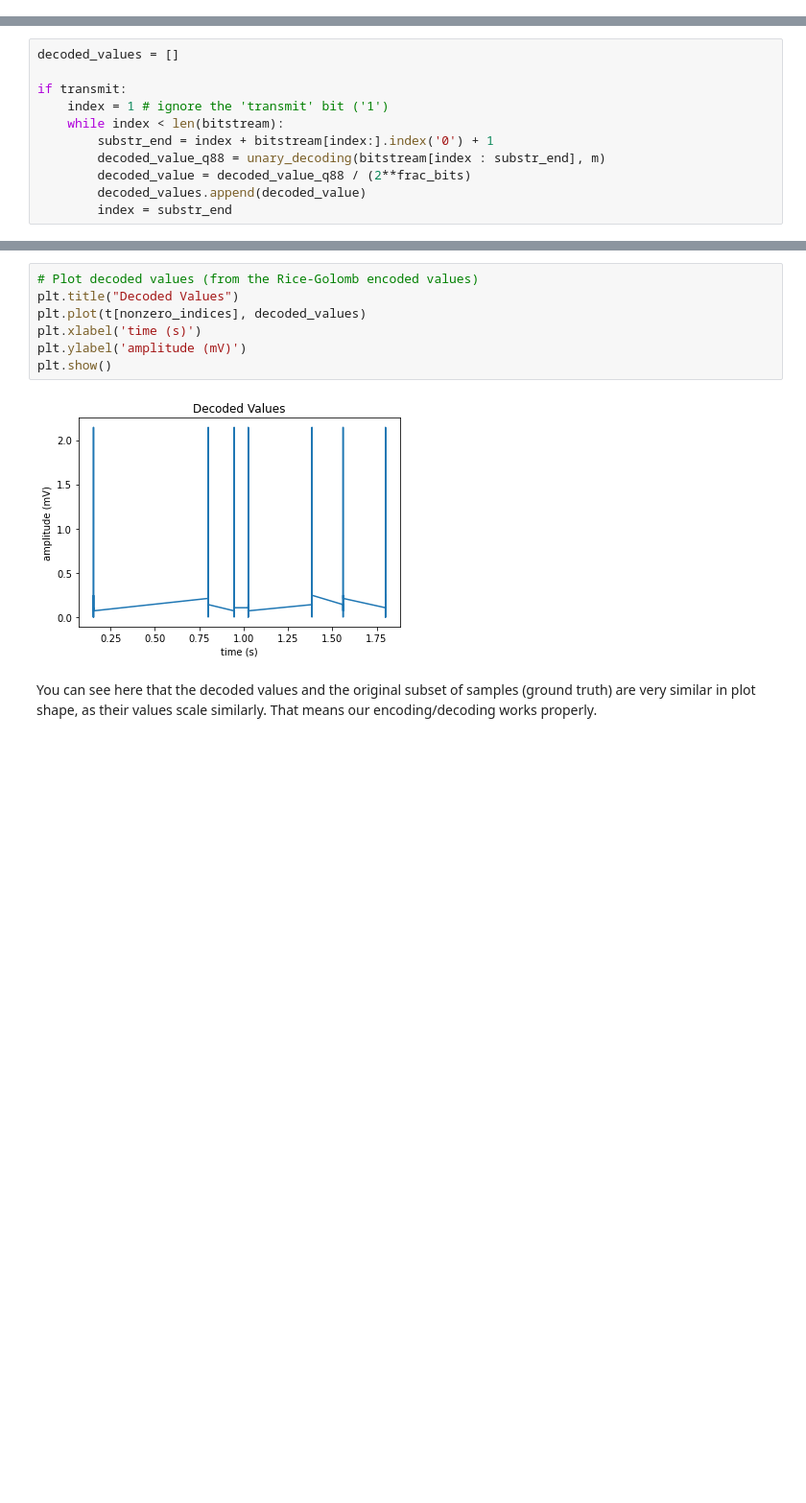
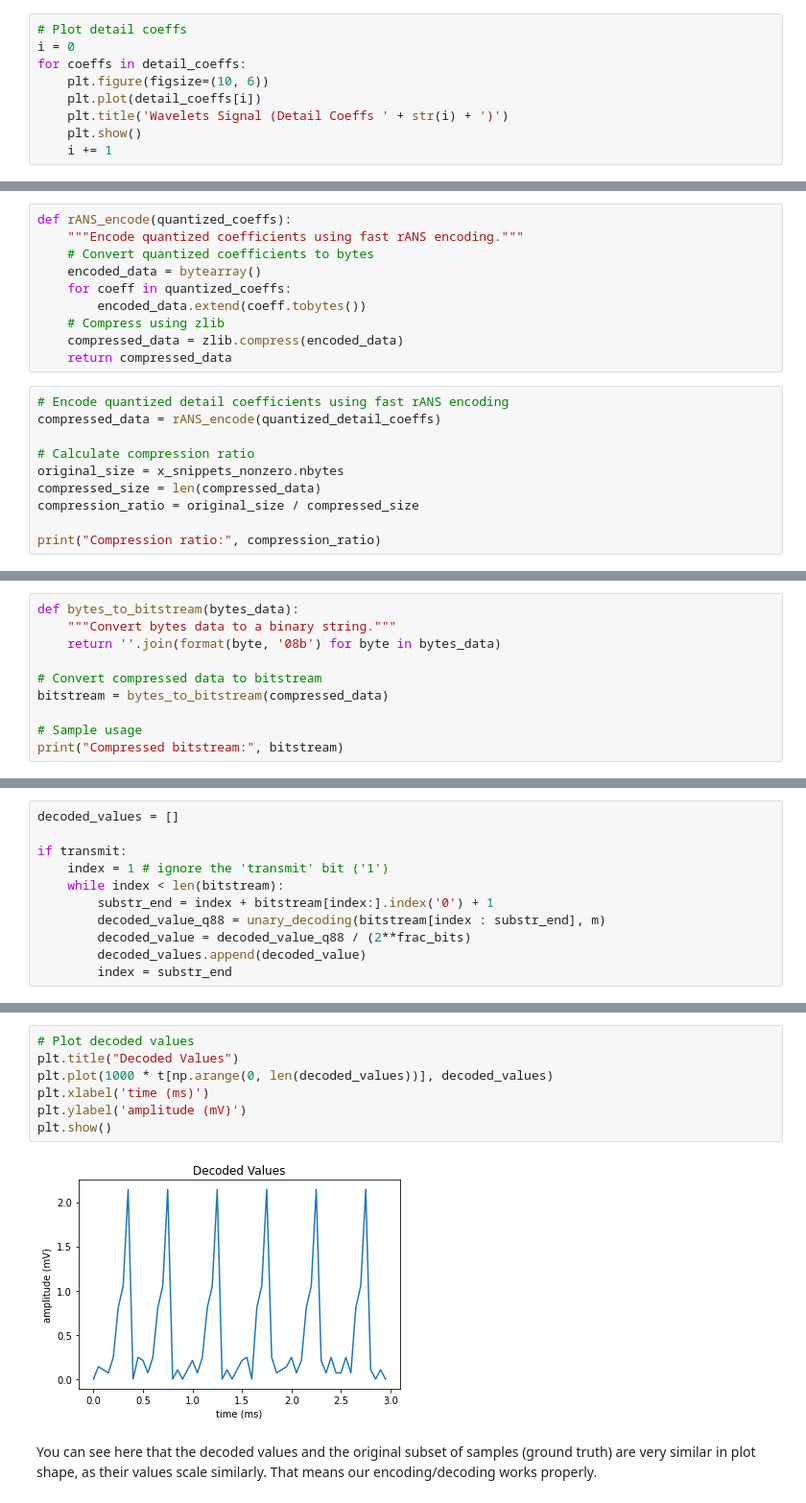
Before and after one commit to michaela10c/neural_signal_compression, a Jupyter notebook: Neural Signal Compression.ipynb, the cells around one changed output, grey strips where cells are left out. Shown at 96% size. Cells and saved outputs as stored; diff of their text form; blank space fills up the shorter version.

Commit message:
Lossy compression needs check (esp. decoding)

```diff
--- a/Neural Signal Compression.ipynb
+++ b/Neural Signal Compression.ipynb
@@ -386,0 +416,9 @@ coeffs = wavelet_representation(x_snippets_nonzero)
+# %%
+# Plot detail coeffs
+i = 0
+for coeffs in detail_coeffs:
+    plt.figure(figsize=(10, 6))
+    plt.plot(detail_coeffs[i])
+    plt.title('Wavelets Signal (Detail Coeffs ' + str(i) + ')')
+    plt.show()
+    i += 1
@@ -485,0 +480,20 @@ for arr in relaxed_coeffs:
+# %%
+def rANS_encode(quantized_coeffs):
+    """Encode quantized coefficients using fast rANS encoding."""
+    # Convert quantized coefficients to bytes
+    encoded_data = bytearray()
+    for coeff in quantized_coeffs:
+        encoded_data.extend(coeff.tobytes())
+    # Compress using zlib
+    compressed_data = zlib.compress(encoded_data)
+    return compressed_data
+# %%
+# Encode quantized detail coefficients using fast rANS encoding
+compressed_data = rANS_encode(quantized_detail_coeffs)
+
+# Calculate compression ratio
+original_size = x_snippets_nonzero.nbytes
+compressed_size = len(compressed_data)
+compression_ratio = original_size / compressed_size
+
+print("Compression ratio:", compression_ratio)
@@ -499,0 +504,10 @@ bitstream
+# %%
+def bytes_to_bitstream(bytes_data):
+    """Convert bytes data to a binary string."""
+    return ''.join(format(byte, '08b') for byte in bytes_data)
+
+# Convert compressed data to bitstream
+bitstream = bytes_to_bitstream(compressed_data)
+
+# Sample usage
+print("Compressed bitstream:", bitstream)
@@ -651,12 +808,12 @@ plt.show()
 # %%
-# Plot decoded values (from the Rice-Golomb encoded values)
+# Plot decoded values
 plt.title("Decoded Values")
-plt.plot(t[nonzero_indices], decoded_values)
-plt.xlabel('time (s)')
+plt.plot(1000 * t[np.arange(0, len(decoded_values))], decoded_values)
+plt.xlabel('time (ms)')
 plt.ylabel('amplitude (mV)')
 plt.show()
 # %% [output]
-[figure, old version]
+[figure, new version]
 # %% [markdown]
 You can see here that the decoded values and the original subset of samples (ground truth) are very similar in plot shape, as their values scale similarly. That means our encoding/decoding works properly.
 # %% [markdown]
```
Also changed, not shown: parts of 51 cells of this notebook.
